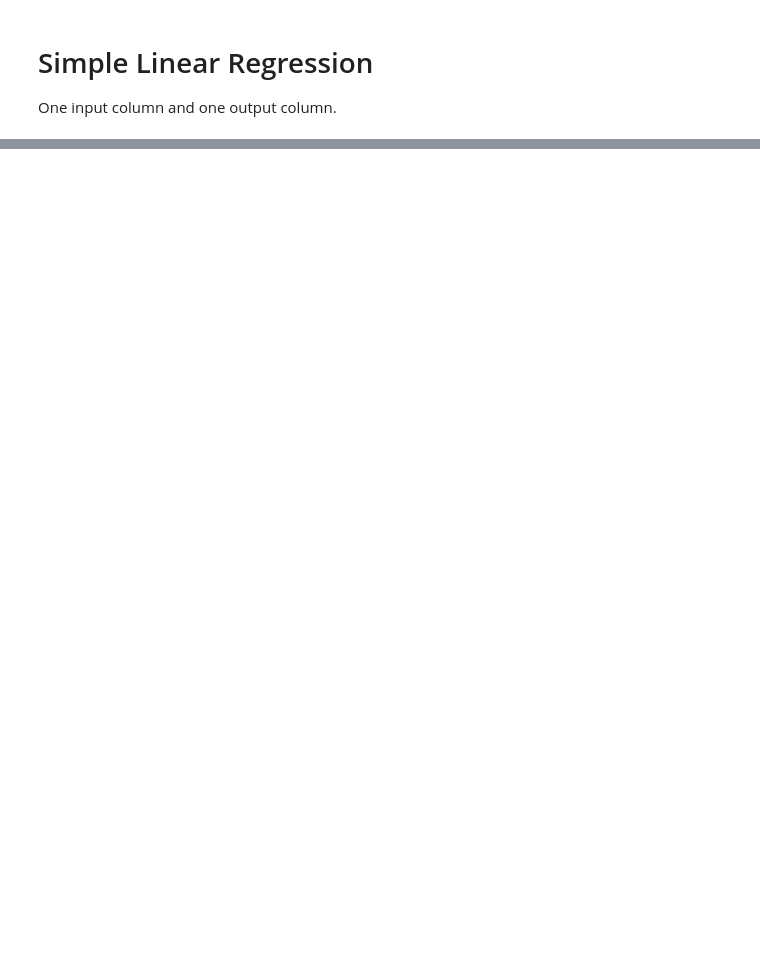
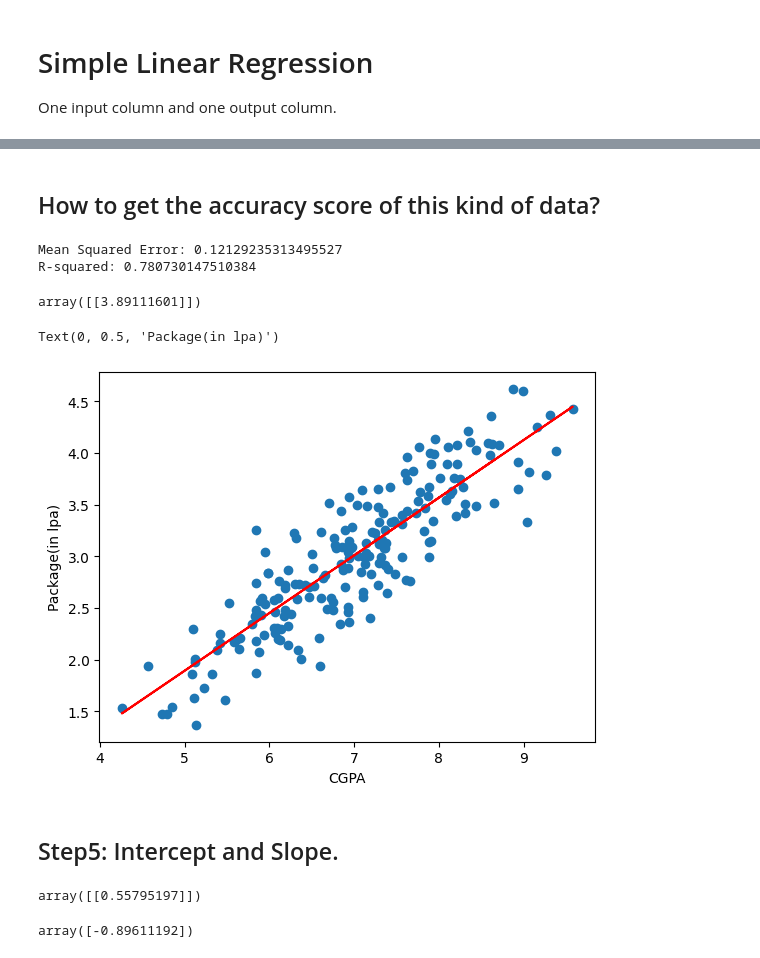
Before and after one commit to SagarChhabriya/K-Discovery-LR, a Jupyter notebook: SLR.ipynb, the cells around one changed output, grey strips where cells are left out. Saved outputs shown, nothing was run; the diff lists cells and outputs as text; code cells hidden in the pictures; blank space fills up the shorter version.

Commit message:
Finished Simple Linear Regression

```diff
--- a/SLR.ipynb
+++ b/SLR.ipynb
@@ -23,0 +82,7 @@ dowjones
+# %%
+X_train = X_train.values.reshape(-1,1)
+X_test = X_test.values.reshape(-1,1)
+Y_train = Y_train.values.reshape(-1,1)
+Y_test = Y_test.values.reshape(-1,1)
+
+X_train.shape, X_test.shape, Y_train.shape, Y_test.shape, type(X_train), type(X_test), type(Y_train), type(Y_test)
@@ -23,0 +98,9 @@ dowjones
+# %%
+# Step1: Import the libraries
+# Already imported
+
+# Step2: Create an object
+lr = LinearRegression()
+
+# Step3: fir the data
+lr.fit(X_train, Y_train)
@@ -23,0 +132,34 @@ dowjones
+# %% [markdown]
+## How to get the accuracy score of this kind of data?
+# %%
+# valuate the model using metrics
+mse = mean_squared_error(Y_test, y_pred)
+r2 = r2_score(Y_test, y_pred)
+
+print(f"Mean Squared Error: {mse}")
+print(f"R-squared: {r2}")
+# %% [output]
+Mean Squared Error: 0.12129235313495527
+R-squared: 0.780730147510384
+# %%
+lr.predict(X_test.iloc[0].reshape(1,1))
+# %% [output]
+array([[3.89111601]])
+# %%
+plt.scatter(data['cgpa'],data['package'])
+plt.plot(X_train,lr.predict(X_train),color='red')
+plt.xlabel('CGPA')
+plt.ylabel('Package(in lpa)')
+# %% [output]
+Text(0, 0.5, 'Package(in lpa)')
+[figure, added]
+# %% [markdown]
+## Step5: Intercept and Slope.
+# %%
+lr.coef_
+# %% [output]
+array([[0.55795197]])
+# %%
+lr.intercept_
+# %% [output]
+array([-0.89611192])
```
Also changed, not shown: parts of 18 cells of this notebook.
